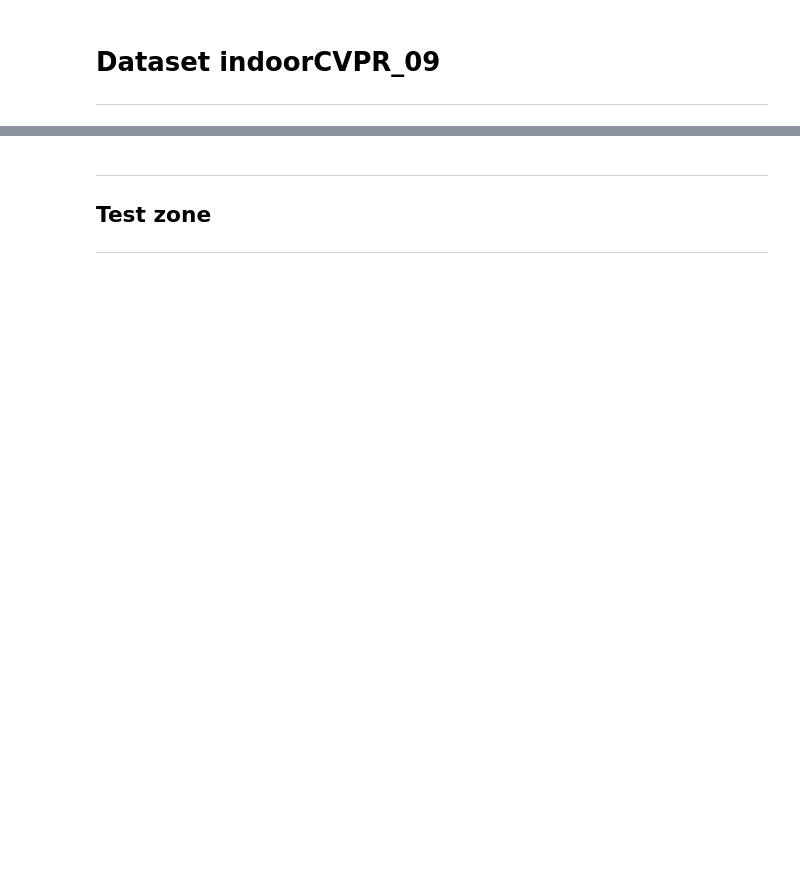
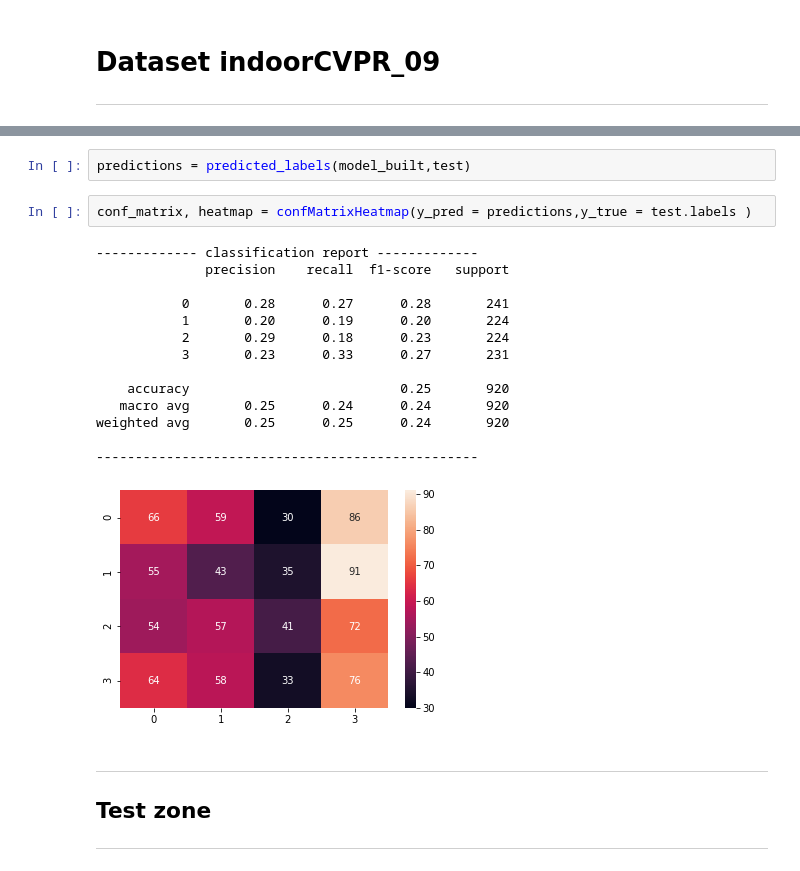
Before and after one commit to LorenzoMauri/Advanced-Machine-Learning, a Jupyter notebook: Copy_of_AML.ipynb, the cells around one changed output, grey strips where cells are left out. Saved outputs shown, nothing was run; the diff lists cells and outputs as text; blank space fills up the shorter version.

```diff
--- a/Copy_of_AML.ipynb
+++ b/Copy_of_AML.ipynb
@@ -177,3 +203,22 @@ AttributeError: ignored
+# %%
+predictions = predicted_labels(model_built,test)
+# %%
+conf_matrix, heatmap = confMatrixHeatmap(y_pred = predictions,y_true = test.labels )
+# %% [output]
+------------- classification report -------------
+              precision    recall  f1-score   support
+
+           0       0.28      0.27      0.28       241
+           1       0.20      0.19      0.20       224
+           2       0.29      0.18      0.23       224
+           3       0.23      0.33      0.27       231
+
+    accuracy                           0.25       920
+   macro avg       0.25      0.24      0.24       920
+weighted avg       0.25      0.25      0.24       920
+
+-------------------------------------------------
+[figure, added]
 # %% [markdown]
 
 
```
Also changed, not shown: parts of 19 cells of this notebook.
